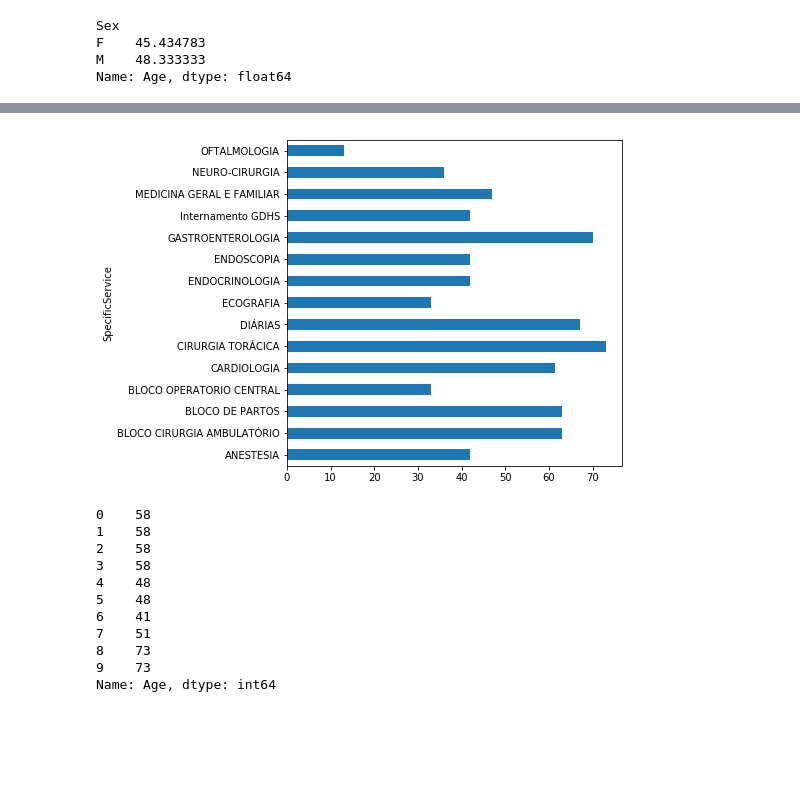
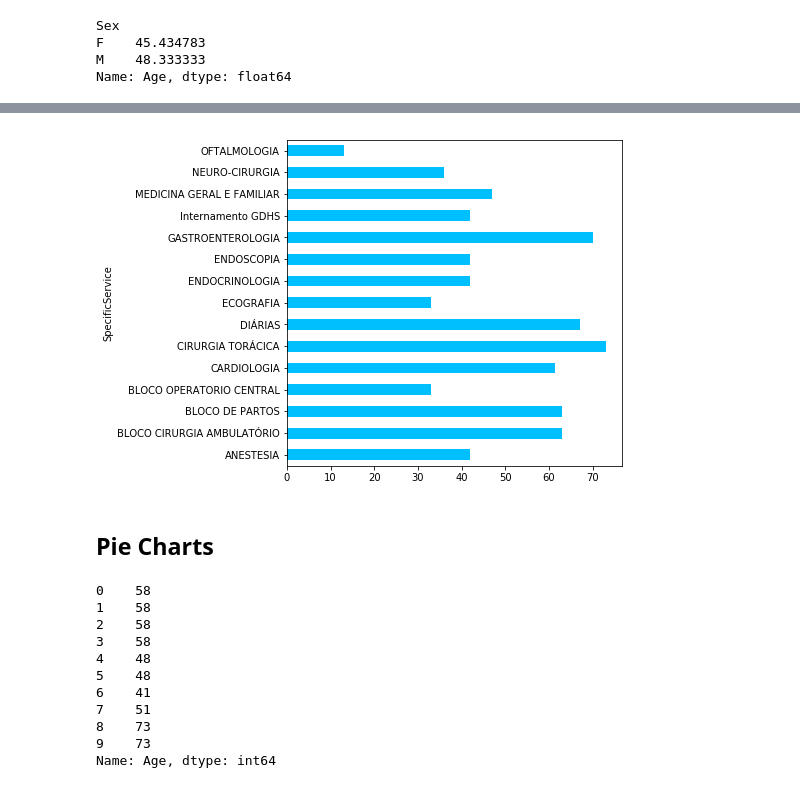
Before and after one commit to crsimmons1/JdMS, a Jupyter notebook: DataVisualization.ipynb, the cells around one changed output, grey strips where cells are left out. Saved outputs shown, nothing was run; the diff lists cells and outputs as text; code cells hidden in the pictures; blank space fills up the shorter version.

```diff
--- a/DataVisualization.ipynb
+++ b/DataVisualization.ipynb
@@ -87,8 +119,10 @@ CARDIOLOGIA                   61.333333
 Name: Age, dtype: float64
 # %%
-Service_by_Age.head(15).plot.barh();
+Service_by_Age.head(15).plot.barh(color="deepskyblue");
 # %% [output]
-[figure, old version]
+[figure, new version]
+# %% [markdown]
+## Pie Charts
 # %%
 data.Age.head(10)
 # %% [output]
```
Also changed, not shown: parts of 16 cells of this notebook.
